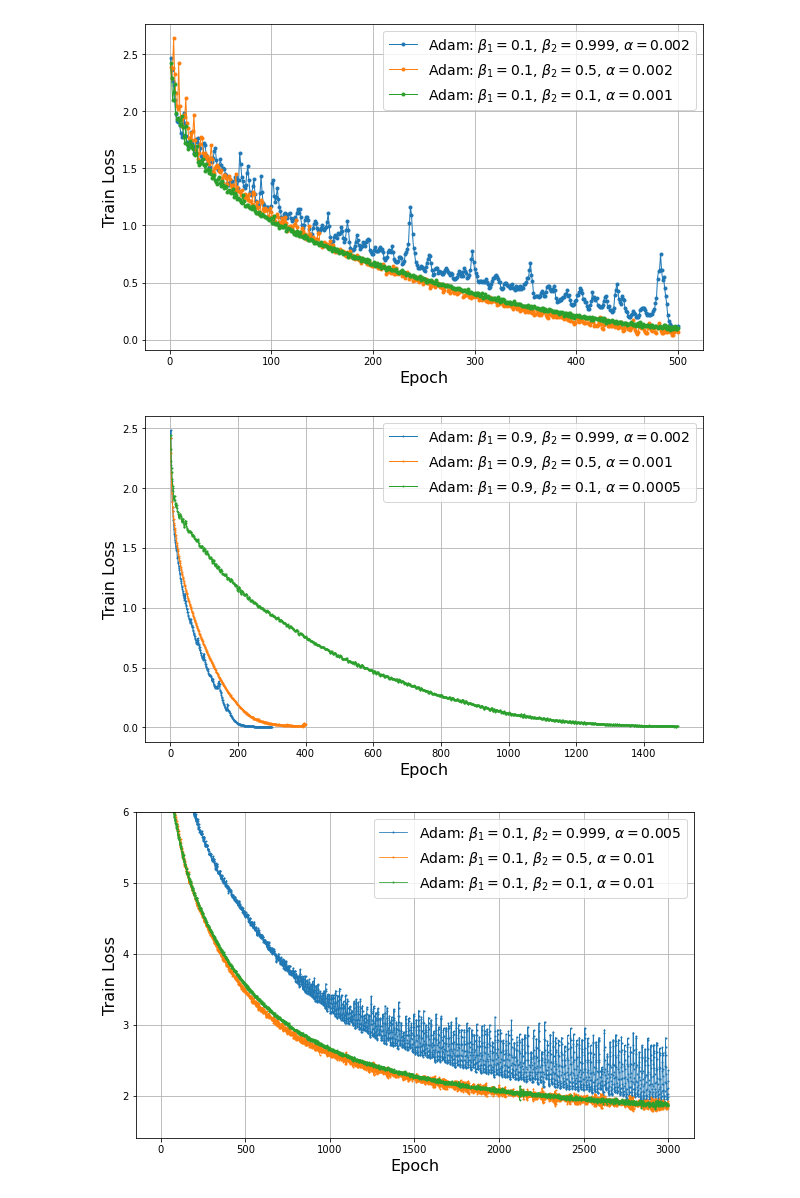
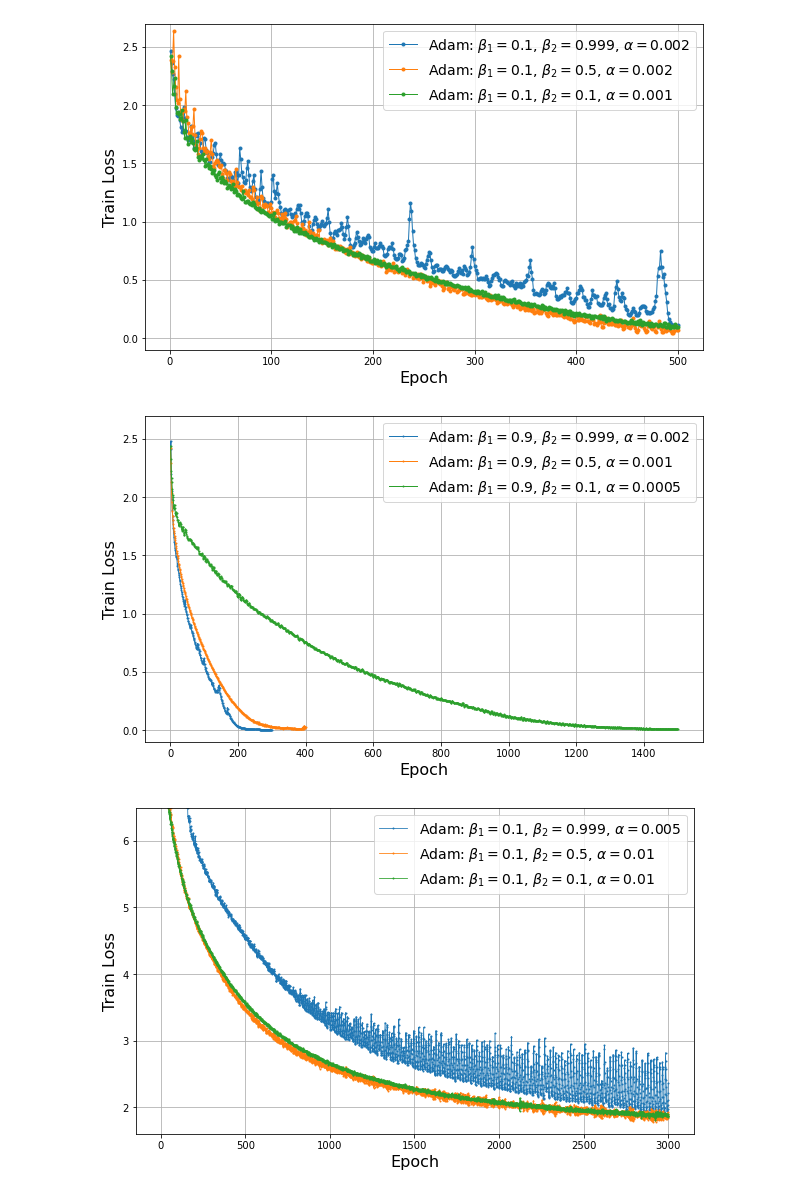
Before and after one commit to artem-riabinin/Adam_experiments, a Jupyter notebook: plots/plots.ipynb, the cells around one changed output. Cells and saved outputs as stored; diff of their text form; code cells hidden in the pictures.

```diff
--- a/plots/plots.ipynb
+++ b/plots/plots.ipynb
@@ -44,6 +44,7 @@ def plot_multiple_train_losses(log_file_paths):
     plt.xlabel('Epoch', fontsize=16)
     plt.ylabel('Train Loss', fontsize=16)
     plt.grid(True)
+    plt.ylim([-0.1, 2.7])
     plt.legend(fontsize=14)
     plt.savefig('resnet_exp_1.pdf', format='pdf')
     plt.show()
@@ -59,7 +60,7 @@ if __name__ == "__main__":
     # Plot train loss vs epochs for all log files
     plot_multiple_train_losses(log_file_paths)
 # %% [output]
-[figure, old version]
+[figure, new version]
 # %%
 import matplotlib.pyplot as plt
 import re
@@ -106,6 +107,7 @@ def plot_multiple_train_losses(log_file_paths):
     plt.xlabel('Epoch', fontsize=16)
     plt.ylabel('Train Loss', fontsize=16)
     plt.grid(True)
+    plt.ylim([-0.1, 2.7])
     plt.legend(fontsize=14)
     plt.savefig('resnet_exp_2.pdf', format='pdf')
     plt.show()
@@ -113,15 +115,15 @@ def plot_multiple_train_losses(log_file_paths):
 # Main function
 if __name__ == "__main__":
     log_file_paths = [
-        'out1.txt',
-        'out2.txt',
-        'out3.txt'
+        'output4.txt',
+        'output5.txt',
+        'output6.txt'
     ]
 
     # Plot train loss vs epochs for all log files
     plot_multiple_train_losses(log_file_paths)
 # %% [output]
-[figure, old version]
+[figure, new version]
 # %%
 import matplotlib.pyplot as plt
 import re
@@ -156,32 +158,32 @@ def plot_multiple_train_losses(log_file_paths):
     k = 0
     for log_file_path in log_file_paths:
         epochs, train_losses = parse_log_file(log_file_path)
         if k == 0:
             plt.plot(epochs, train_losses, label=r'Adam: $\beta_1 = 0.1$, $\beta_2 = 0.999$, $\alpha = 0.005$', marker='o', markersize=1, linewidth=0.8)
         if k == 1:
             plt.plot(epochs, train_losses, label=r'Adam: $\beta_1 = 0.1$, $\beta_2 = 0.5$, $\alpha = 0.01$', marker='o', markersize=1, linewidth=0.8)
         if k == 2:
             plt.plot(epochs, train_losses, label=r'Adam: $\beta_1 = 0.1$, $\beta_2 = 0.1$, $\alpha = 0.01$', marker='o', markersize=1, linewidth=0.8)
         k+=1
 
     # Customize the plot
     plt.xlabel('Epoch', fontsize=16)
     plt.ylabel('Train Loss', fontsize=16)
     plt.grid(True)
-    plt.ylim(top=6)
+    plt.ylim([1.6, 6.5])
     plt.legend(fontsize=14)
     plt.savefig('lstm_exp_1.pdf', format='pdf')
     plt.show()
 
 # Main function
 if __name__ == "__main__":
     log_file_paths = [
         'out3.txt',
         'out2.txt',
         'out1.txt'
     ]
 
     # Plot train loss vs epochs for all log files
     plot_multiple_train_losses(log_file_paths)
 # %% [output]
-[figure, old version]
+[figure, new version]
```
Also changed, not shown: 4 other files.
